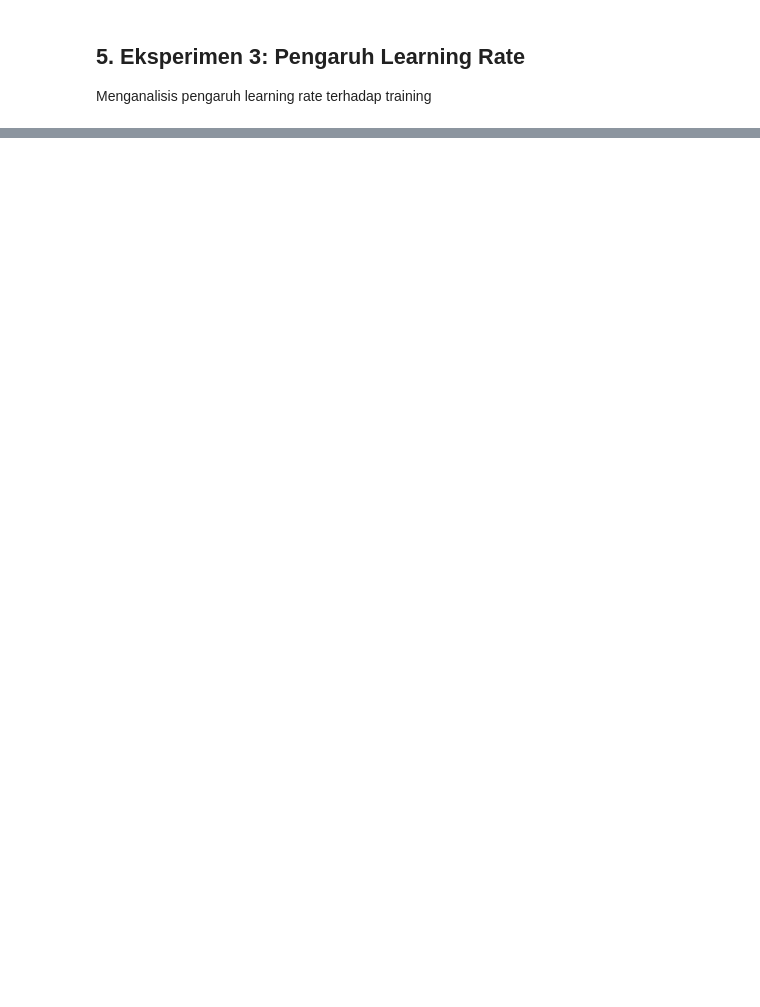
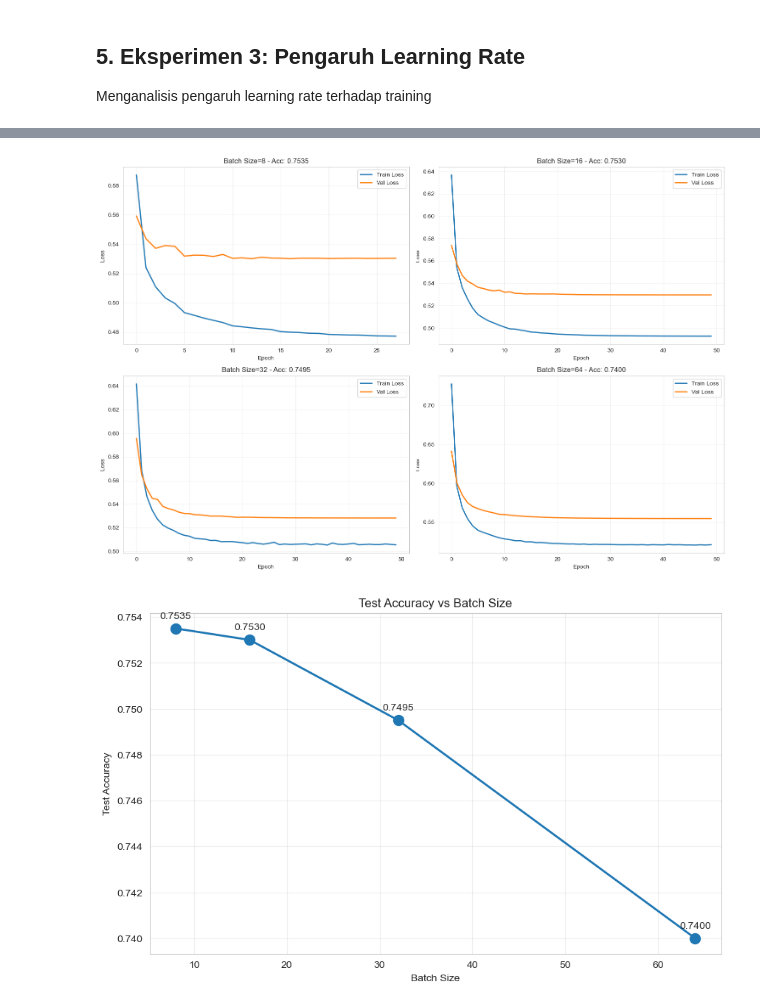
Before and after one commit to danenftyessir/Min-Satu-Ardell_Tubes-1_IF3270, a Jupyter notebook: src/testing.ipynb, the cells around one changed output, grey strips where cells are left out. Drawn from its saved outputs; the diff is of its cells as text; code cells hidden in the pictures; blank space fills up the shorter version.

Commit message:
feat: testing script notebook for all experiment scenarios

```diff
--- a/src/testing.ipynb
+++ b/src/testing.ipynb
@@ -34,13 +36,13 @@ print("Library imported successfully!")
 ## 2. Preprocessing Dataset
 # %%
 # Path ke dataset
-data_path = 'data/datasetml_2026.csv'
+data_path = '../data/datasetml_2026.csv'
 
 # Preprocessing
 preprocessor = DataPreprocessor(data_path)
 preprocessor.load_data()
 preprocessor.explore_data()
-preprocessor.visualize_data(save_path='data/eda_visualization.png')
+preprocessor.visualize_data(save_path='../data/eda_visualization.png')
 
 # Preprocess dan split data
 X_train, X_val, X_test, y_train, y_val, y_test = preprocessor.preprocess_data(
@@ -360,0 +543,38 @@ for lr, result in lr_results.items():
+# %%
+# Plot perbandingan batch size
+fig, axes = plt.subplots(2, 2, figsize=(15, 10))
+axes = axes.flatten()
+
+for i, (batch_size, result) in enumerate(batch_results.items()):
+    axes[i].plot(result['history']['train_loss'], label='Train Loss', linewidth=2)
+    axes[i].plot(result['history']['val_loss'], label='Val Loss', linewidth=2)
+    axes[i].set_title(f'Batch Size={batch_size} - Acc: {result["accuracy"]:.4f}')
+    axes[i].set_xlabel('Epoch')
+    axes[i].set_ylabel('Loss')
+    axes[i].legend()
+    axes[i].grid(True, alpha=0.3)
+
+plt.tight_layout()
+plt.savefig('../data/experiment4_batch_size.png', dpi=300, bbox_inches='tight')
+plt.show()
+
+# Plot akurasi vs batch size
+fig, ax = plt.subplots(figsize=(10, 6))
+batch_sizes_list = list(batch_results.keys())
+accuracies = [batch_results[bs]['accuracy'] for bs in batch_sizes_list]
+ax.plot(batch_sizes_list, accuracies, 'o-', linewidth=2, markersize=10)
+ax.set_xlabel('Batch Size')
+ax.set_ylabel('Test Accuracy')
+ax.set_title('Test Accuracy vs Batch Size')
+ax.grid(True, alpha=0.3)
+for i, bs in enumerate(batch_sizes_list):
+    ax.annotate(f'{accuracies[i]:.4f}', (bs, accuracies[i]), textcoords="offset points", xytext=(0,10), ha='center')
+plt.savefig('../data/experiment4_batch_size_accuracy.png', dpi=300, bbox_inches='tight')
+plt.show()
+
+print("\nHasil Eksperimen 4 (Batch Size):")
+for batch_size, result in batch_results.items():
+    print(f"  Batch Size={batch_size}: Acc={result['accuracy']:.4f}, Train Loss={result['final_train_loss']:.4f}, Val Loss={result['final_val_loss']:.4f}")
+# %% [output]
+[figure, added]
+[figure, added]
```
Also changed, not shown: parts of 31 cells of this notebook.
